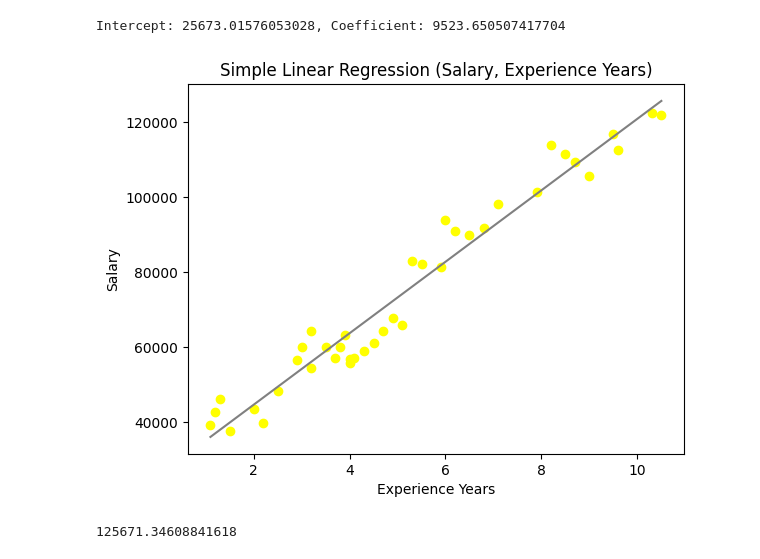
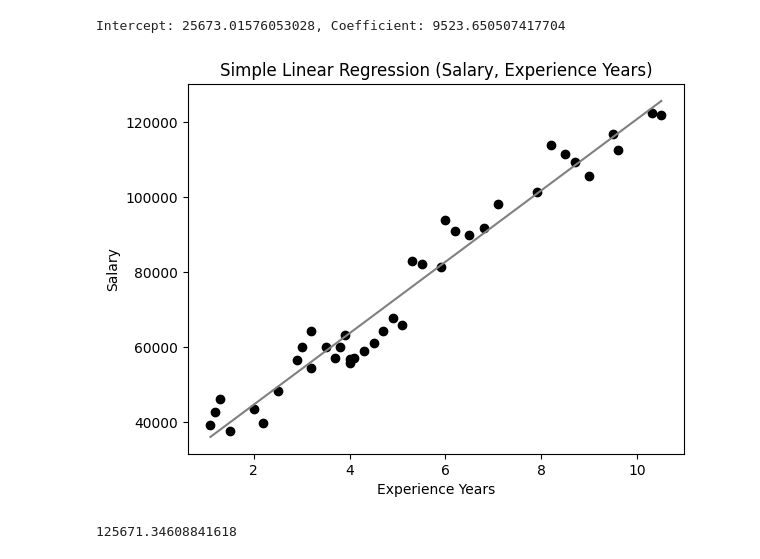
Before and after one commit to SHIELA4/BSIS2A_Felicitas-ShielaMaeB, a Jupyter notebook: Salary_SimpleLinearRegression.ipynb, the cells around one changed output. Cells and saved outputs as stored; diff of their text form; code cells hidden in the pictures.

```diff
--- a/Salary_SimpleLinearRegression.ipynb
+++ b/Salary_SimpleLinearRegression.ipynb
@@ -41,14 +44,14 @@ print(f"Intercept: {simple_model.intercept_}, Coefficient: {simple_model.coef_[0
 # %% [output]
 Intercept: 25673.01576053028, Coefficient: 9523.650507417704
 # %%
-plt.scatter(X_simple, y, color = 'yellow')
+plt.scatter(X_simple, y, color = 'black')
 plt.plot(X_simple, y_pred, color = 'gray')
 plt.title("Simple Linear Regression (Salary, Experience Years)")
 plt.xlabel("Experience Years")
 plt.ylabel("Salary")
 plt.show()
 # %% [output]
-[figure, old version]
+[figure, new version]
 # %%
 print(y_pred.max())
 # %% [output]
```
Also changed, not shown: parts of 1 cell of this notebook.
